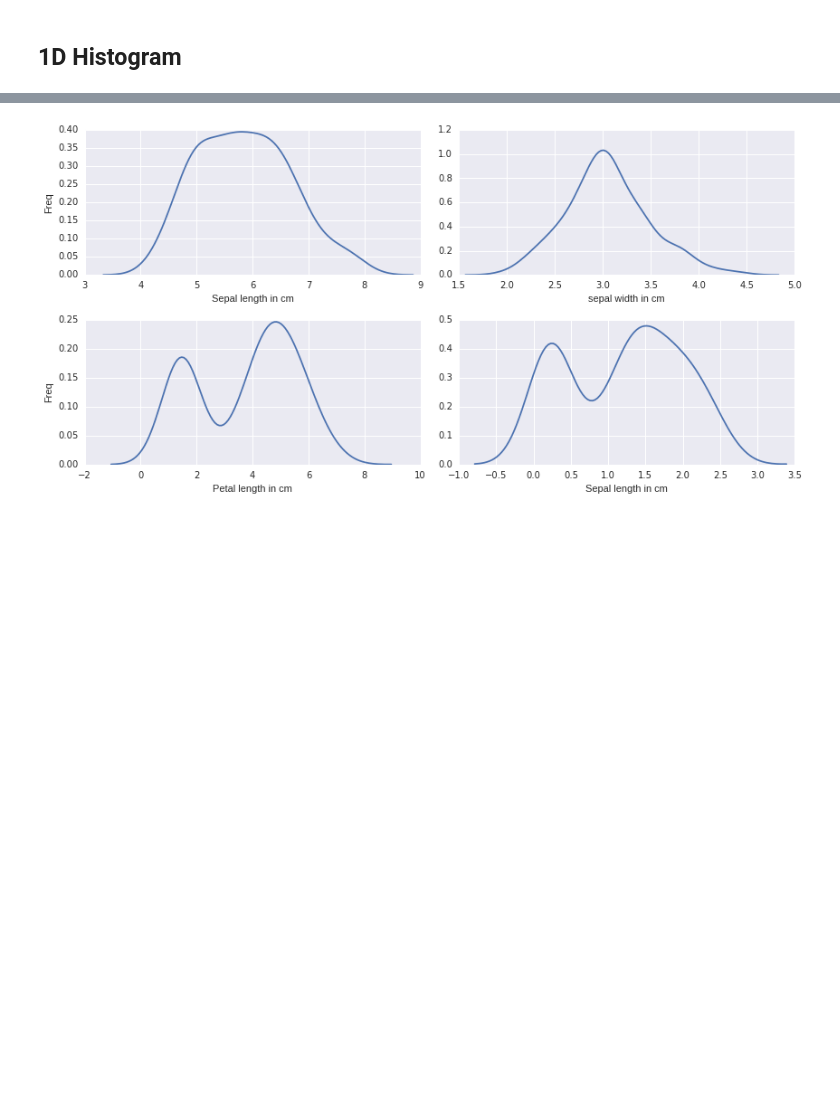
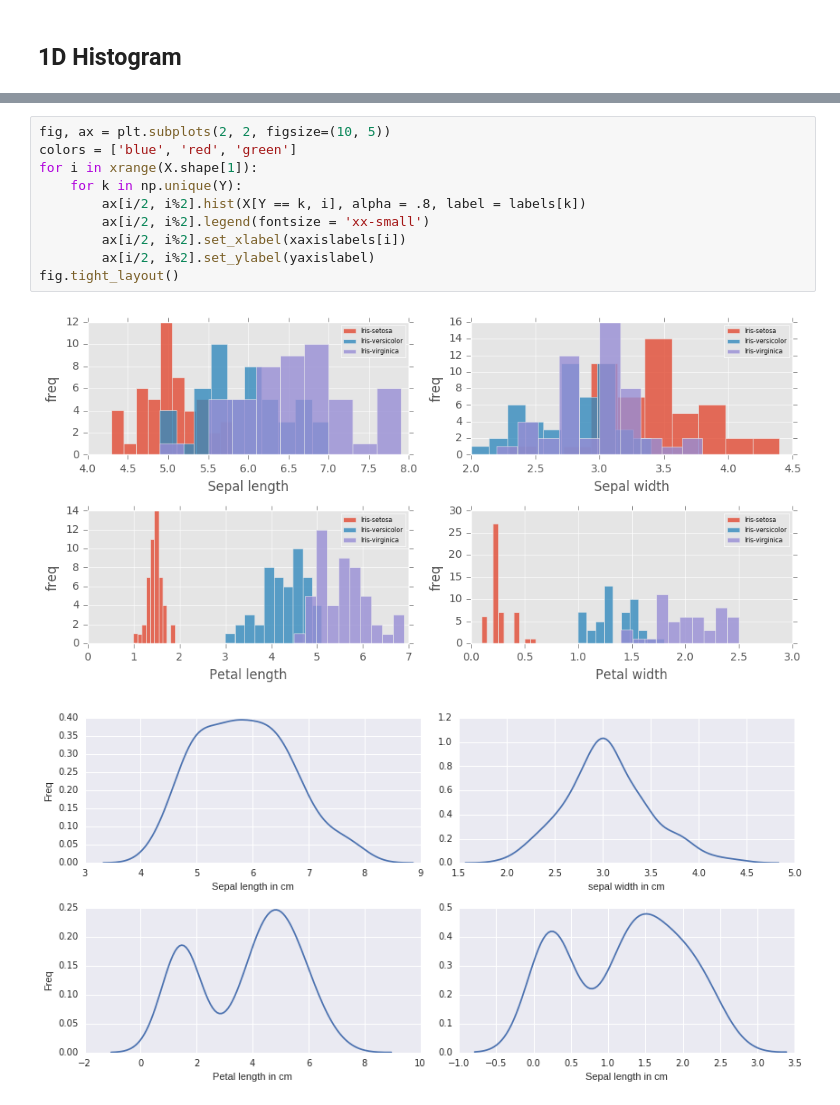
Before and after one commit to muneebaadil/CS429-Data-Mining-NUCES, a Jupyter notebook: Labtasks/Lab4/Exercise/Eda_iris.ipynb, the cells around one changed output, grey strips where cells are left out. Drawn from its saved outputs; the diff is of its cells as text; blank space fills up the shorter version.

```diff
--- a/Labtasks/Lab4/Exercise/Eda_iris.ipynb
+++ b/Labtasks/Lab4/Exercise/Eda_iris.ipynb
@@ -71,3 +91,15 @@ Plot the distribution of classes as pie chart. See the documentation for details
+# %%
+fig, ax = plt.subplots(2, 2, figsize=(10, 5))
+colors = ['blue', 'red', 'green']
+for i in xrange(X.shape[1]):
+    for k in np.unique(Y):
+        ax[i/2, i%2].hist(X[Y == k, i], alpha = .8, label = labels[k])
+        ax[i/2, i%2].legend(fontsize = 'xx-small')
+        ax[i/2, i%2].set_xlabel(xaxislabels[i])
+        ax[i/2, i%2].set_ylabel(yaxislabel)
+fig.tight_layout()
+# %% [output]
+[figure, added]
 # %%
 # %% [output]
 [figure]
```
Also changed, not shown: parts of 11 cells of this notebook, 1 other file.
